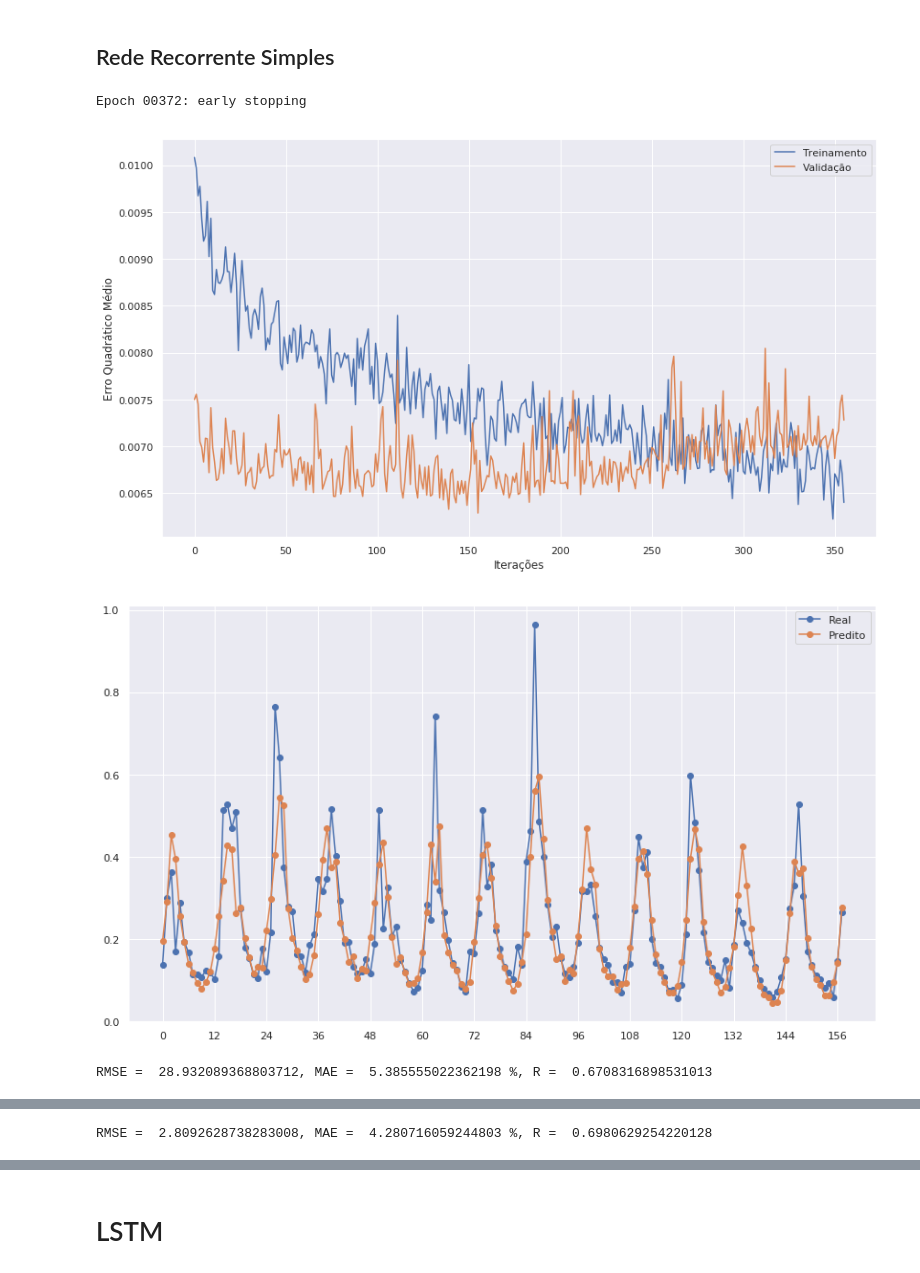
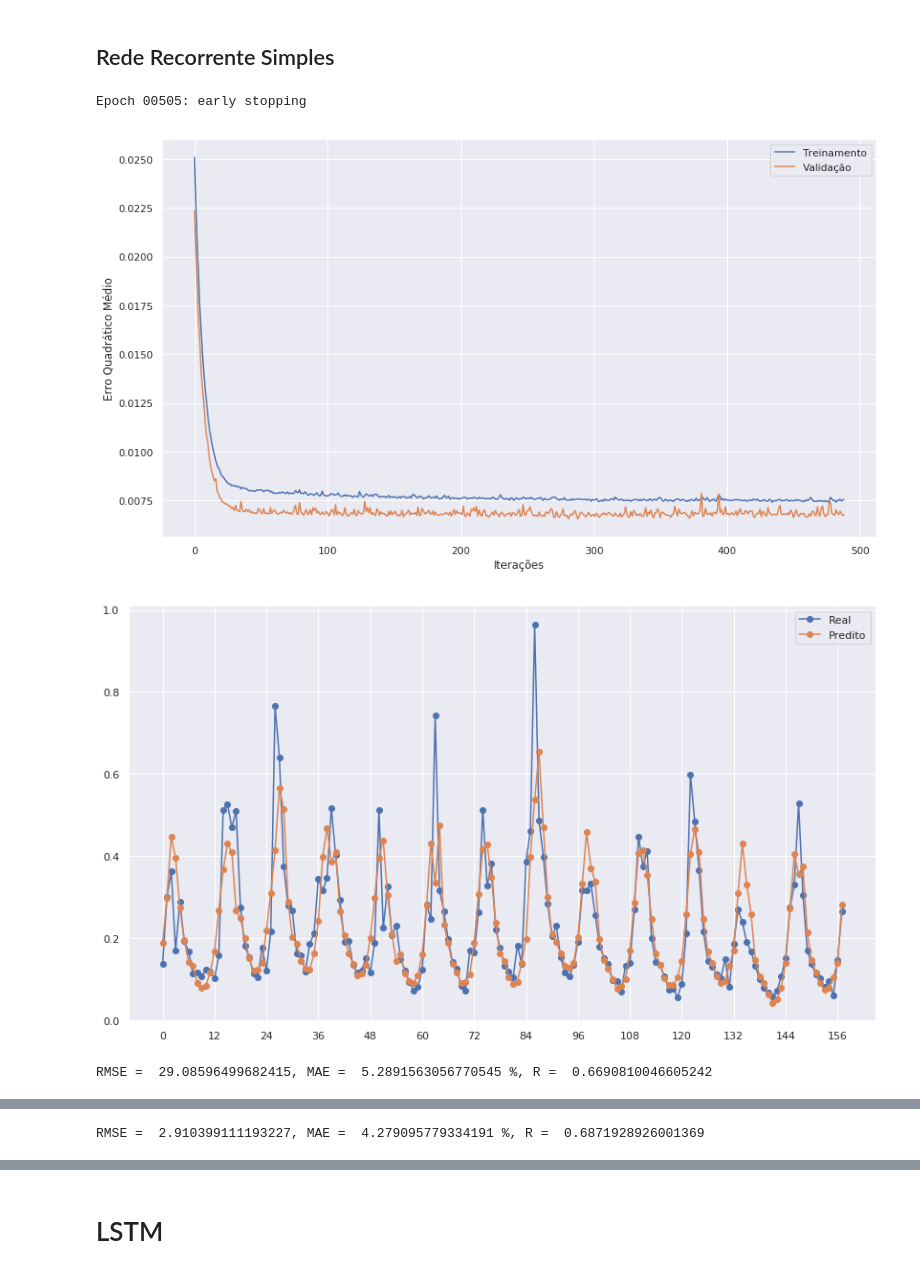
Before and after one commit to Gabrui/papers, a Jupyter notebook: IEEE_vazao_rios/vazao_rios.ipynb, the cells around one changed output, grey strips where cells are left out. Saved outputs shown, nothing was run; the diff lists cells and outputs as text; code cells hidden in the pictures.

```diff
--- a/IEEE_vazao_rios/vazao_rios.ipynb
+++ b/IEEE_vazao_rios/vazao_rios.ipynb
@@ -82,6 +82,16 @@ def mostra_performance(modelo, entrada, saida, fatores_normalizacao):
         plt.show()
         imprime_metricas(saida[:, i], predito[:, i], fatores_normalizacao[i])
 
+def mostra_performance_reco(modelo, entrada, saida, fatores_normalizacao):
+    predito = modelo.predict(entrada)
+    for i in range(len(fatores_normalizacao)):
+        plt.plot(saida[:, -1, i], '-o')
+        plt.plot(predito[:, -1, i], '-o')
+        plt.legend(['Real', 'Predito'], loc='upper right')
+        plt.xticks(np.arange(0, len(saida), step=12))
+        plt.show()
+        imprime_metricas(saida[:, -1, i], predito[:, -1, i], fatores_normalizacao[i])
+
 def salva_historico(historico, nome_arquivo):
     arquivo = open(nome_arquivo, 'wb')
     pickle.dump(historico, arquivo)
@@ -138,6 +148,16 @@ def separa_series_reco(serie1, serie2, janela, inicio_y, tam):
     y_separado[:, 1] = serie2[inicio_y:inicio_y+tam]
     return x_separado, y_separado
 
+def separa_series_reco2(serie1, serie2, janela, inicio_y, tam):
+    x_separado = np.zeros((tam, janela, 2))
+    y_separado = np.zeros((tam, janela, 2))
+    for i in range(tam):
+        x_separado[i, :, 0] = serie1[i+inicio_y-janela:i+inicio_y]
+        y_separado[i, :, 0] = serie1[i+inicio_y-janela+1:i+inicio_y+1]
+        x_separado[i, :, 1] = serie2[i+inicio_y-janela:i+inicio_y]
+        y_separado[i, :, 1] = serie2[i+inicio_y-janela+1:i+inicio_y+1]
+    return x_separado, y_separado
+
 def gera_meses_reco(janela, inicio_y, tam):
     meses = np.zeros((tam, janela, 12))
     for i in range(tam):
@@ -357,14 +377,15 @@ janela_reco = janela + adicional_reco
 valida_reco = int((len(furnas) - teste - janela_reco) * fracao_valida)
 treino_reco = len(furnas) - teste - valida_reco - janela_reco
 
-x_treina_reco, y_treina_reco = separa_series_reco(furnas, camargos, janela_reco, janela_reco, treino_reco)
+x_treina_reco, y_treina_reco = separa_series_reco2(furnas, camargos, janela_reco, janela_reco, treino_reco)
 m_treina_reco = gera_meses_reco(janela_reco, janela_reco, treino_reco)
-x_valida_reco, y_valida_reco = separa_series_reco(furnas, camargos, janela_reco, janela_reco+treino_reco, valida_reco)
+x_valida_reco, y_valida_reco = separa_series_reco2(furnas, camargos, janela_reco, janela_reco+treino_reco, valida_reco)
 m_valida_reco = gera_meses_reco(janela_reco, janela_reco+treino_reco, valida_reco)
-x_teste_reco, y_teste_reco = separa_series_reco(furnas, camargos, janela_reco, janela_reco+treino_reco+valida_reco, teste)
+x_teste_reco, y_teste_reco = separa_series_reco2(furnas, camargos, janela_reco, janela_reco+treino_reco+valida_reco, teste)
 m_teste_reco = gera_meses_reco(janela_reco, janela_reco+treino_reco+valida_reco, teste)
 
-assert(x_treina_reco[31, -1, -1] == y_treina_reco[30, -1])
+#assert(x_treina_reco[31, -1, -1] == y_treina_reco[30, -1])
+assert(x_treina_reco[31, -1, -1] == y_treina_reco[30, -1, -1])
 print('Treino, ', treino_reco)
 print('Validação, ', valida_reco)
 print('Teste, ', teste)
@@ -377,36 +398,35 @@ Total,  912
 # %% [markdown]
 ## Rede Recorrente Simples
 # %%
-def modelo_reco(janela, quant_rios, ruido=0.04): #sqrt(rate / (1 - rate))
+def modelo_reco(janela, quant_rios, ruido=0.05): #sqrt(rate / (1 - rate))
     entrada = Input(shape=(janela, quant_rios))
     mes = Input(shape=(janela, 12), name='mes')
 
     entrada_ruidosa = GaussianDropout(ruido)(entrada)
     entrada_aumentada = Concatenate(axis=-1)([entrada_ruidosa, mes])
-    #X = Dense(6, activation='relu', kernel_regularizer=regularizers.l1(0.0001))(entrada_aumentada)
-    #X = GaussianDropout(0.004)(X)
-    X = SimpleRNN(12)(entrada_aumentada)
-    X = GaussianDropout(0.002)(X)
-    X = Dense(6, activation='elu')(X)
+    X = Dense(12, activation='tanh', kernel_regularizer=regularizers.l2(0.01))(entrada_aumentada)
+    X = GaussianDropout(0.004)(X)
+    X = SimpleRNN(9, return_sequences=True)(X)
+    X = Dense(6, activation='relu')(X)
     estimativa = Dense(quant_rios)(X)
 
     modelo = Model(inputs=[entrada, mes], outputs=estimativa)
     return modelo
 
-if not os.path.isfile('modelos/melhor_reco.h5'):# or True:
+if not os.path.isfile('modelos/melhor_reco.h5') or True:
     reco = modelo_reco(janela_reco, 2)
     reco.compile(optimizer='adam', loss='mse')
     parar_reco = EarlyStopping(monitor='val_loss', mode='min', verbose=1, patience=200, min_delta=0)
     salvar_reco = ModelCheckpoint('modelos/melhor_reco.h5', monitor='val_loss', mode='min', save_best_only=True)
 
     historico_reco = reco.fit([x_treina_reco, m_treina_reco], y_treina_reco, epochs=1000, validation_data=([x_valida_reco, m_valida_reco], y_valida_reco), verbose=0, callbacks=[parar_reco, salvar_reco])
     salva_historico(historico_reco.history, 'historicos/reco')
 
 mostra_treinamento(carrega_historico('historicos/reco'))
 reco = load_model('modelos/melhor_reco.h5')
-mostra_performance(reco, [x_valida_reco, m_valida_reco], y_valida_reco, fatores_normalizacao)
+mostra_performance_reco(reco, [x_valida_reco, m_valida_reco], y_valida_reco, fatores_normalizacao)
 # %% [output]
-Epoch 00372: early stopping
+Epoch 00505: early stopping
-[figure, old version]
+[figure, new version]
-[figure, old version]
+[figure, new version]
-RMSE =  28.932089368803712, MAE =  5.385555022362198 %, R =  0.6708316898531013
+RMSE =  29.08596499682415, MAE =  5.2891563056770545 %, R =  0.6690810046605242
@@ -414,4 +434,4 @@ RMSE =  28.932089368803712, MAE =  5.385555022362198 %, R =  0.6708316898531013
-RMSE =  2.8092628738283008, MAE =  4.280716059244803 %, R =  0.6980629254220128
+RMSE =  2.910399111193227, MAE =  4.279095779334191 %, R =  0.6871928926001369
 [interactive output not drawn]
 # %% [markdown]
 # LSTM
```
Also changed, not shown: parts of 4 cells of this notebook, 8 other files.
